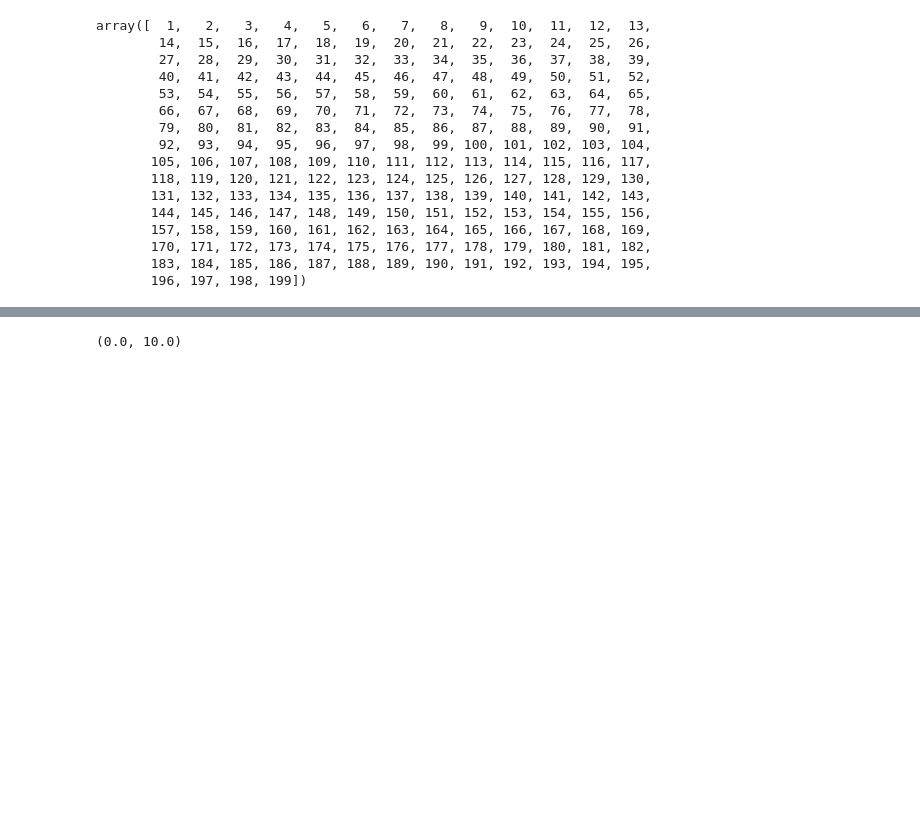
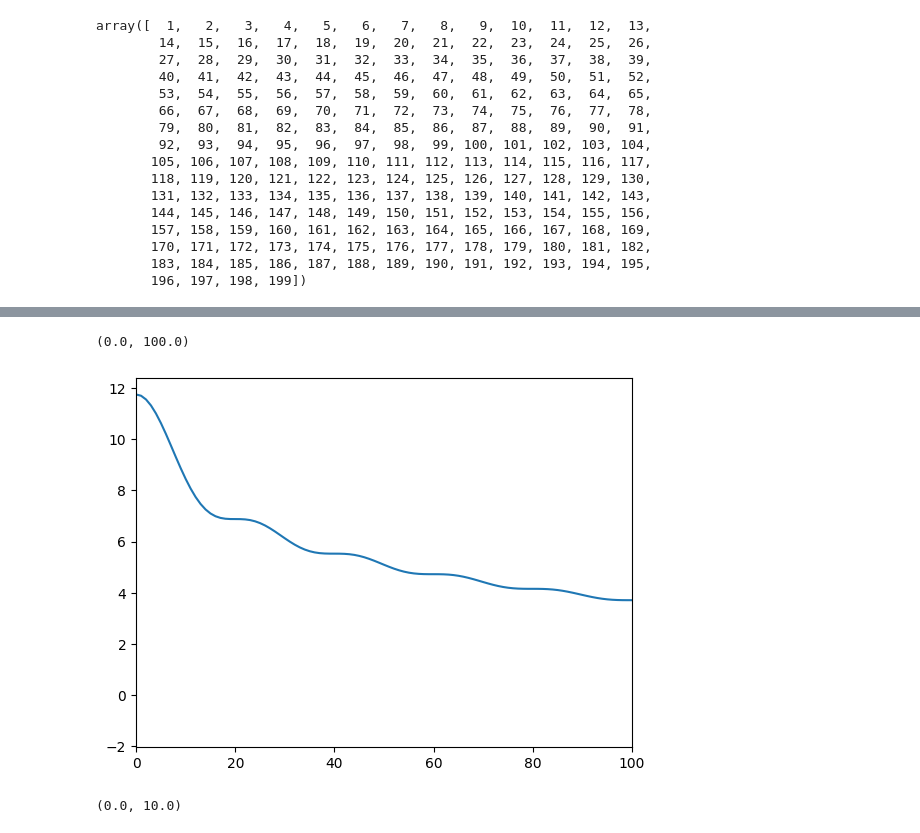
Before and after one commit to mohanagr/braindump, a Jupyter notebook: kriging IQ upsample-Copy1.ipynb, the cells around one changed output, grey strips where cells are left out. Saved outputs shown, nothing was run; the diff lists cells and outputs as text; code cells hidden in the pictures; blank space fills up the shorter version.

```diff
--- a/kriging IQ upsample-Copy1.ipynb
+++ b/kriging IQ upsample-Copy1.ipynb
@@ -141,3 +135,15 @@ plt.xlim(0,10)
+# %%
+bw=len(eigval)//2
+eigval_big=np.zeros(len(eigval)*10,dtype=eigval.dtype)
+eigval_big[:bw+1]=eigval[:bw+1]
+eigval_big[-bw:]=eigval[-bw:]
+acf_big=np.fft.fft(eigval_big)
+# %%
+plt.plot(acf_big.real)
+plt.xlim(0,100)
+# %% [output]
+(0.0, 100.0)
+[figure, added]
 # %%
 plt.plot(taus,np.sinc(2*taus))
 plt.xlim(0,10)
```
Also changed, not shown: parts of 10 cells of this notebook, 2 other files.
